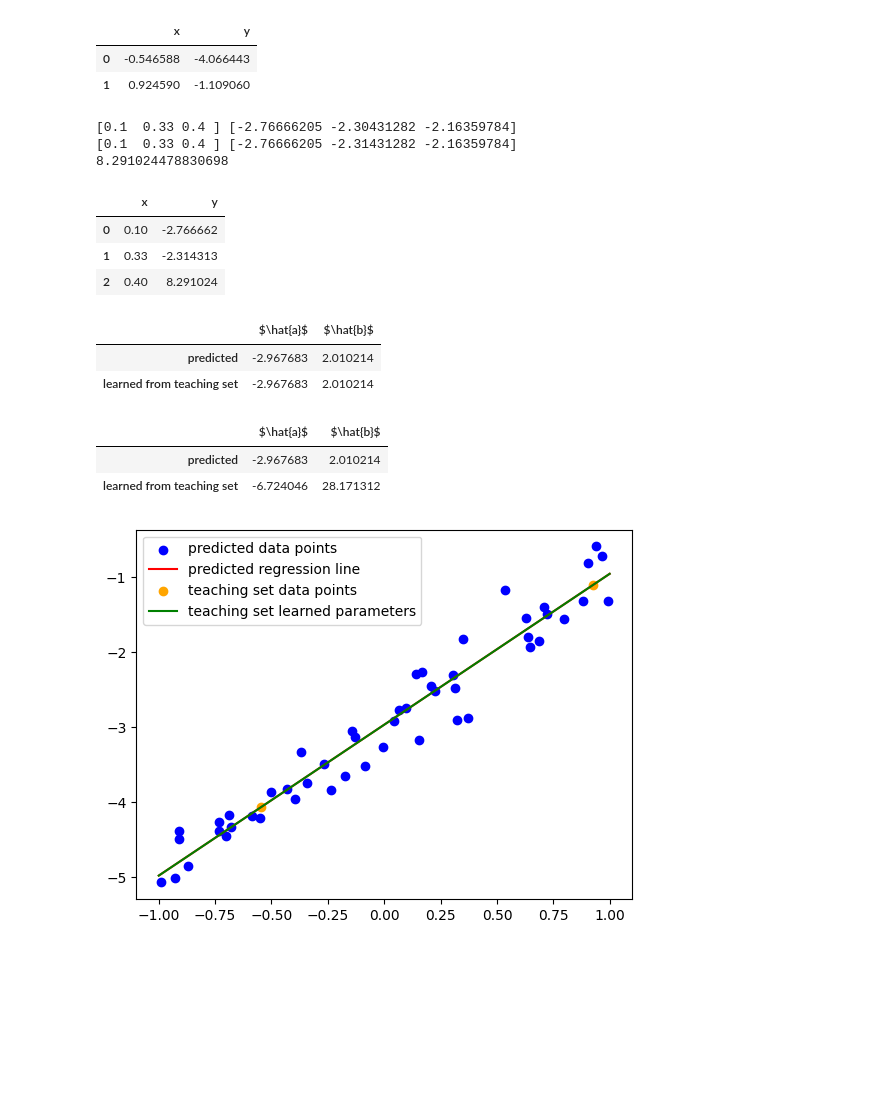
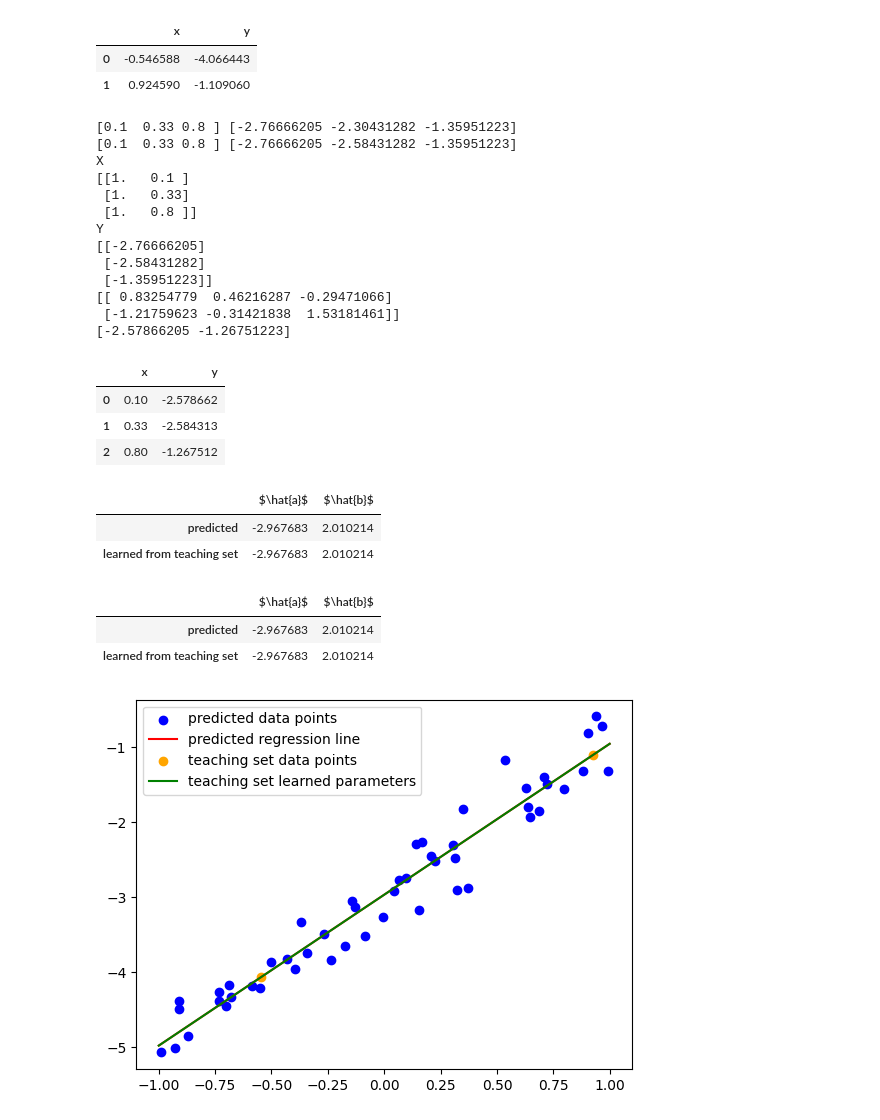
Before and after one commit to csjiet/machine-teaching-with-OLS, a Jupyter notebook: main.ipynb, the cells around one changed output. Cells and saved outputs as stored; diff of their text form; code cells hidden in the pictures; blank space fills up the shorter version.

Commit message:
fixed q1 n=3 machine teaching

```diff
--- a/main.ipynb
+++ b/main.ipynb
@@ -102,43 +102,75 @@ df
 # %%
 random.seed(8)
 
 def create_3_teaching_dp_allowing_errors(beta1, beta2):
 
-    x_ts = np.array([0.1, 0.33, 0.4])
+    x_ts = np.array([0.1, 0.33, 0.8])
     y_ts = np.array(list(map(lambda x: beta1 + beta2 * x, x_ts)))
     print(x_ts, y_ts)
 
     # Introduce noise
-    y_ts[1] -= 0.01
+    y_ts[1] -= 0.28
 
     print(x_ts, y_ts)
 
-    x_squared = np.dot(x_ts, x_ts)
-    x_sum = sum(x_ts)
-    temp = beta2 * (3 * (x_squared) - (x_sum)**2)
-    temp = temp - (x_squared * y_ts[0]) + (x_squared * y_ts[1]) + (x_sum * x_ts[0] * y_ts[0]) + (x_sum * x_ts[1] * y_ts[1])
-    result = temp/ (x_squared - (x_sum * x_ts[2]))
+    # Dependent variable (1D) - X matrix
+    X = np.array([np.ones(3), x_ts])
+    X = X.T # Transpose matrix to hold a shape of m x 2 to facilitate matrix multiplication of its transpose with vector y of shape m x 1
 
-    print(result)
-    y_ts[2] = result
+    print('X')
+    print(X)
 
-    final_ts = np.array([x_ts, y_ts])
 
-    return final_ts.T
+    # Independent variable - y vector
+    Y = y_ts[..., None]
+
+    print('Y')
+    print(Y)
+
+    # Implementing OLS Estimator
+    # 1D OLS parameters - [\beta_{0}, \beta_{1}], y-intercept and gradient respectively
+    temp = np.linalg.inv(X.T @ X) @ X.T
+
+    print(temp)
+
+    a = np.array([[temp[0][0], temp[0][2]],[temp[1][0], temp[1][2]]])
+    a_r = np.array([beta1 - temp[0][1]* Y[1][0], beta2 - temp[1][1]* Y[1][0]])
+
+    b = np.linalg.solve(a, a_r)
+    print(b)
+
+
+    y_ts[0] = b[0]
+    y_ts[2] = b[1]
+
+
+    result = (np.append([x_ts], [y_ts], axis=0)).T
+
+    return result
 
 
 # Create teaching set n = 3
 teaching_set2 = create_3_teaching_dp_allowing_errors(beta1, beta2)
 df = pd.DataFrame(teaching_set2, columns=['x', 'y'])
 df
 # %% [output]
-[0.1  0.33 0.4 ] [-2.76666205 -2.30431282 -2.16359784]
-[0.1  0.33 0.4 ] [-2.76666205 -2.31431282 -2.16359784]
-8.291024478830698
+[0.1  0.33 0.8 ] [-2.76666205 -2.30431282 -1.35951223]
+[0.1  0.33 0.8 ] [-2.76666205 -2.58431282 -1.35951223]
+X
+[[1.   0.1 ]
+ [1.   0.33]
+ [1.   0.8 ]]
+Y
+[[-2.76666205]
+ [-2.58431282]
+ [-1.35951223]]
+[[ 0.83254779  0.46216287 -0.29471066]
+ [-1.21759623 -0.31421838  1.53181461]]
+[-2.57866205 -1.26751223]
 |  | x | y |
-| 0 | 0.10 | -2.766662 |
-| 1 | 0.33 | -2.314313 |
-| 2 | 0.40 | 8.291024 |
+| 0 | 0.10 | -2.578662 |
+| 1 | 0.33 | -2.584313 |
+| 2 | 0.80 | -1.267512 |
 # %%
 # Check for successful teaching for both synthetic datasets: Compare "a vs \hat{a}", "b vs \hat{b}"
 x_ts1, y_ts1 = teaching_set1.T
@@ -161,7 +193,7 @@ display(df2)
 | learned from teaching set | -2.967683 | 2.010214 |
 |  | $\hat{a}$ | $\hat{b}$ |
 | predicted | -2.967683 | 2.010214 |
-| learned from teaching set | -6.724046 | 28.171312 |
+| learned from teaching set | -2.967683 | 2.010214 |
 # %%
 # Overlay the synthetic plot vs predicted plot, and plot the synthetic dataset from teaching set 1
 
```
Also changed, not shown: parts of 8 cells of this notebook.
